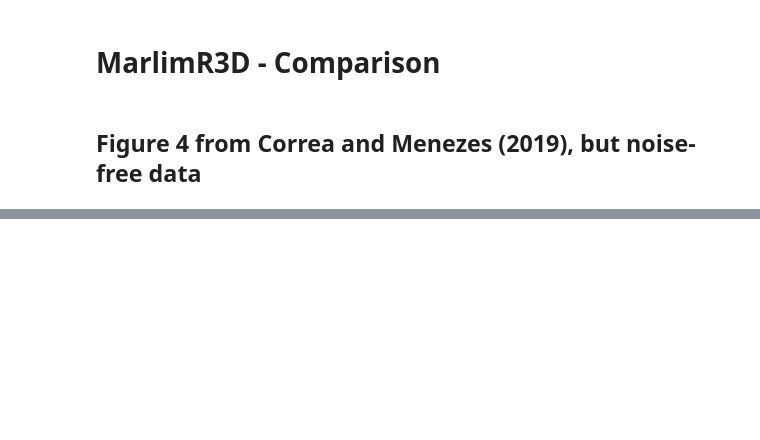
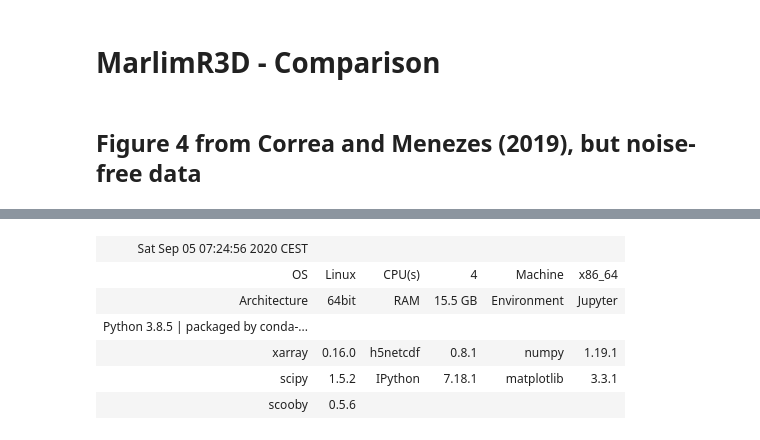
Before and after one commit to swung-research/3d-csem-open-source-landscape, a Jupyter notebook: model-marlim/MarlimR3D-Comparison.ipynb, the cells around one changed output, grey strips where cells are left out. Saved outputs shown, nothing was run; the diff lists cells and outputs as text; code cells hidden in the pictures; blank space fills up the shorter version.

```diff
--- a/model-marlim/MarlimR3D-Comparison.ipynb
+++ b/model-marlim/MarlimR3D-Comparison.ipynb
@@ -231,0 +363,11 @@ plt.show()
+# %%
+import scooby
+scooby.Report(['xarray', 'h5netcdf'])
+# %% [output]
+| Sat Sep 05 07:24:56 2020 CEST |  |  |  |  |  |
+| OS | Linux | CPU(s) | 4 | Machine | x86_64 |
+| Architecture | 64bit | RAM | 15.5 GB | Environment | Jupyter |
+| Python 3.8.5 | packaged by conda-... |  |  |  |  |  |
+| xarray | 0.16.0 | h5netcdf | 0.8.1 | numpy | 1.19.1 |
+| scipy | 1.5.2 | IPython | 7.18.1 | matplotlib | 3.3.1 |
+| scooby | 0.5.6 |  |  |  |  |
```
Also changed, not shown: parts of 6 cells of this notebook, 3 other files.
